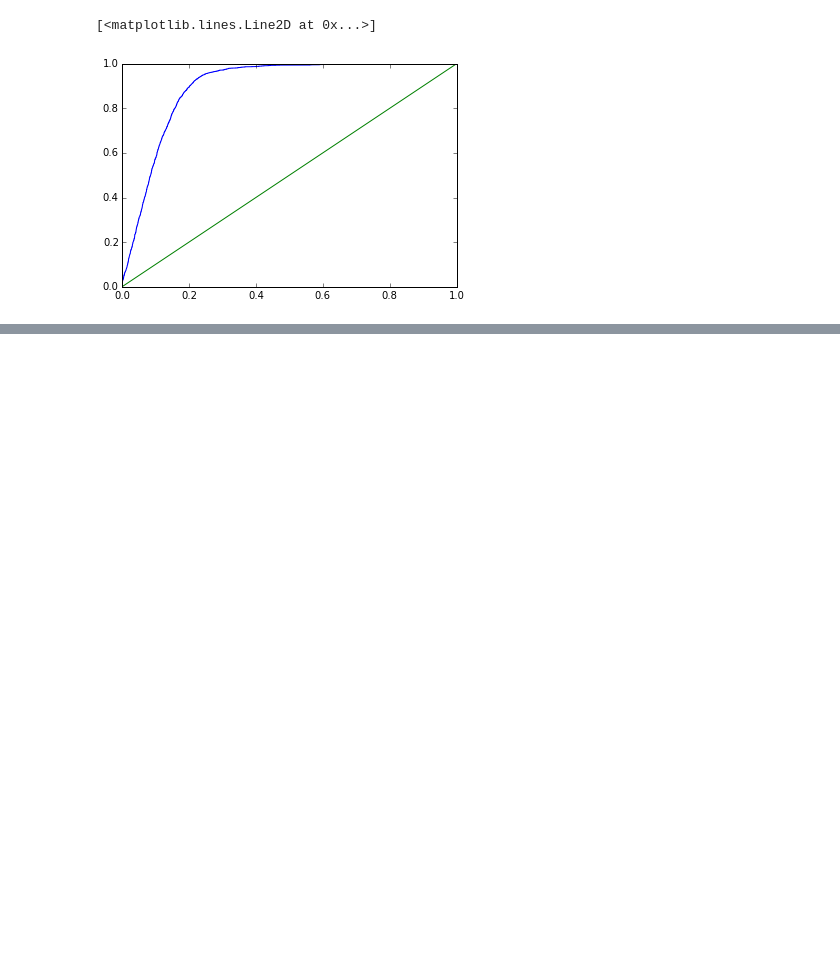
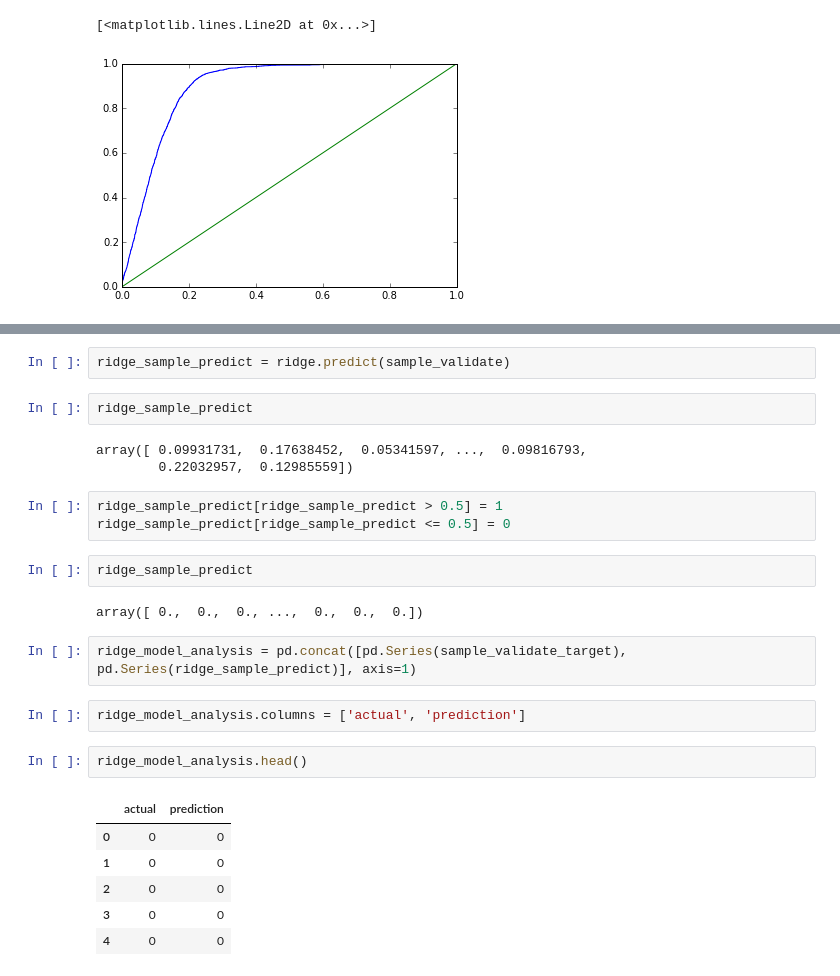
Before and after one commit to raghothams/bangpypers-intro-to-ml, a Jupyter notebook: Bangpypers-June-2015.ipynb, the cells around one changed output, grey strips where cells are left out. Saved outputs shown, nothing was run; the diff lists cells and outputs as text; blank space fills up the shorter version.

```diff
--- a/Bangpypers-June-2015.ipynb
+++ b/Bangpypers-June-2015.ipynb
@@ -440,0 +456,27 @@ pyplot.plot([0,1],[0,1])
+# %%
+ridge_sample_predict = ridge.predict(sample_validate)
+# %%
+ridge_sample_predict
+# %% [output]
+array([ 0.09931731,  0.17638452,  0.05341597, ...,  0.09816793,
+        0.22032957,  0.12985559])
+# %%
+ridge_sample_predict[ridge_sample_predict > 0.5] = 1
+ridge_sample_predict[ridge_sample_predict <= 0.5] = 0
+# %%
+ridge_sample_predict
+# %% [output]
+array([ 0.,  0.,  0., ...,  0.,  0.,  0.])
+# %%
+ridge_model_analysis = pd.concat([pd.Series(sample_validate_target), pd.Series(ridge_sample_predict)], axis=1)
+# %%
+ridge_model_analysis.columns = ['actual', 'prediction']
+# %%
+ridge_model_analysis.head()
+# %% [output]
+|  | actual | prediction |
+| 0 | 0 | 0 |
+| 1 | 0 | 0 |
+| 2 | 0 | 0 |
+| 3 | 0 | 0 |
+| 4 | 0 | 0 |
```
Also changed, not shown: parts of 17 cells of this notebook.
